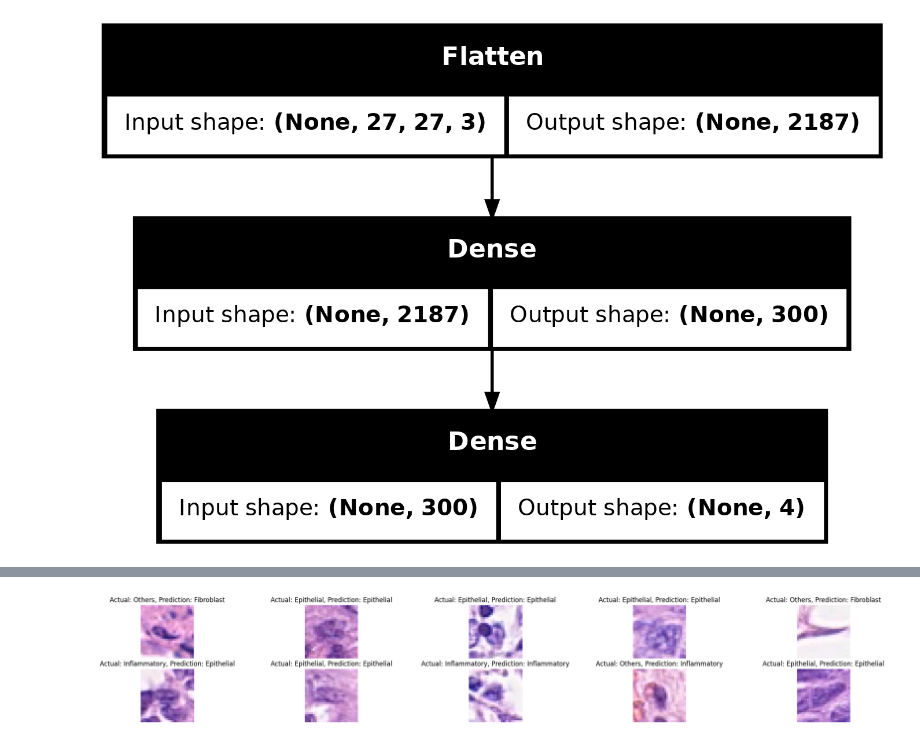
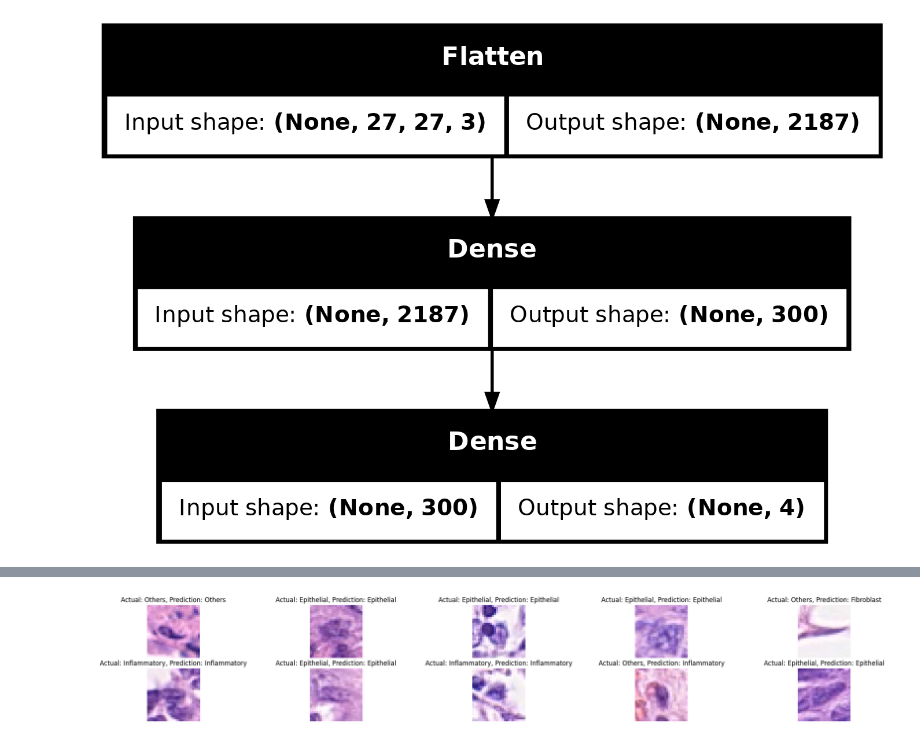
Before and after one commit to IbrahimAshhab/ML-A2-Colon-Cancer, a Jupyter notebook: s3953973_s4007880.ipynb, the cells around one changed output, grey strips where cells are left out. Saved outputs shown, nothing was run; the diff lists cells and outputs as text; code cells hidden in the pictures.

```diff
--- a/s3953973_s4007880.ipynb
+++ b/s3953973_s4007880.ipynb
@@ -988,7 +997,7 @@ tf.keras.utils.plot_model(model, show_shapes=True)
 # %% [output]
 [figure]
 # %%
-model.compile(optimizer='SGD',
+model.compile(optimizer='adam',
               loss=tf.keras.losses.CategoricalCrossentropy(from_logits=True),
               metrics=['Precision', 'Recall'],
 )
@@ -1079,21 +1093,23 @@ Found 1980 validated image filenames belonging to 4 classes.
 # %%
 label_names = {'Fibroblast' : 0, 'Inflammatory' : 1, 'Epithelial' : 2, 'Others' : 3}
 d_inv = {v: k for k, v in label_names.items()}
 plt.figure(figsize=(27,4))
 batches = 0
+rows = 2
+cols = (10 + rows - 1) // rows
 for x,y in test_generator:
         batches = batches + 1
         y_hat = model.predict(x, verbose=0)
         x = np.squeeze(x)
         if batches < 11:
             row_index = (batches - 1) // cols
             col_index = (batches - 1) % cols + 1
             plt.subplot(rows,cols,batches)
             plt.imshow(x[0])
             plt.title("Actual: {}, Prediction: {}".format(d_inv[int(np.argmax(y[0]))], d_inv[int(np.argmax(y_hat[0]))]))
         else:
             break
 
         plt.axis('off')
 # %% [output]
-[figure, old version]
+[figure, new version]
```
Also changed, not shown: parts of 8 cells of this notebook.
